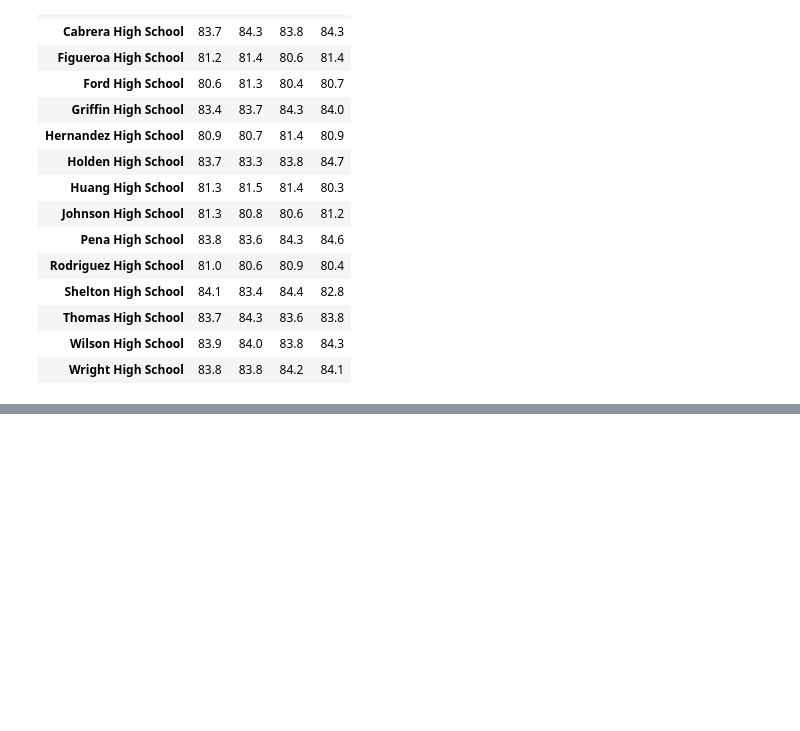
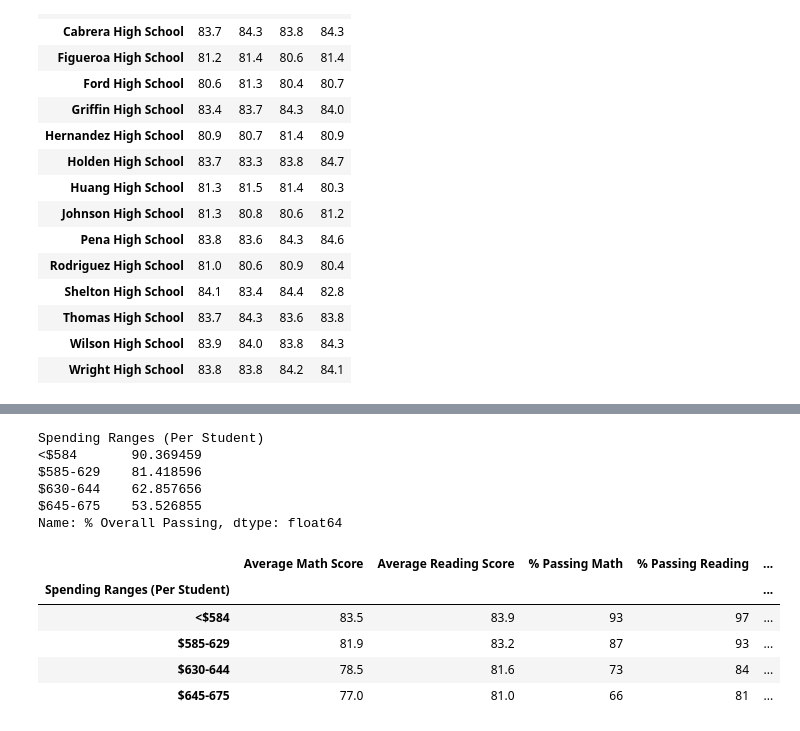
Before and after one commit to pbandi2020/School_District_Analysis, a Jupyter notebook: PyCitySchools.ipynb, the cells around one changed output, grey strips where cells are left out. Cells and saved outputs as stored; diff of their text form; code cells hidden in the pictures; blank space fills up the shorter version.

```diff
--- a/PyCitySchools.ipynb
+++ b/PyCitySchools.ipynb
@@ -796,0 +954,63 @@ reading_scores_by_grade
+# %%
+# -------------------4.11.2 Grouping by spending range -------------------------------------------
+# Now we get the average math and reading scores, the average percentage of students who passed math and reading,
+# and the average overall passing percentage. Once you get this data, you need to create a new DataFrame with these averages
+# and percentages, based on the spending bins, to show how school spending affects score averages and passing rates.
+
+# We'll create each Series using the groupby() function on the "Spending Ranges (Per Student)" column.
+# For each Series, we'll use the mean() method to get the averages of the Average Math Score column,
+# Average Reading Score column, % Passing Math column, and % Passing Reading column.
+# For the average "% Overall Passing," we'll add the "% Passing Math" and "% Passing Reading" columns and then divide by 2.
+# ------------------------------------------------------------------------------------------------------
+
+# Calculate averages for the desired columns.
+spending_math_scores = per_school_summary_df.groupby(["Spending Ranges (Per Student)"]).mean()["Average Math Score"]
+
+spending_reading_scores = per_school_summary_df.groupby(["Spending Ranges (Per Student)"]).mean()["Average Reading Score"]
+
+spending_passing_math = per_school_summary_df.groupby(["Spending Ranges (Per Student)"]).mean()["% Passing Math"]
+
+spending_passing_reading = per_school_summary_df.groupby(["Spending Ranges (Per Student)"]).mean()["% Passing Reading"]
+
+overall_passing_spending = per_school_summary_df.groupby(["Spending Ranges (Per Student)"]).mean()["% Overall Passing"]
+
+overall_passing_spending
+# %% [output]
+Spending Ranges (Per Student)
+<$584       90.369459
+$585-629    81.418596
+$630-644    62.857656
+$645-675    53.526855
+Name: % Overall Passing, dtype: float64
+# %%
+# -------------------4.11.4 Creating a summary data frame for displaying the output --------------------------
+# Assemble into DataFrame.
+spending_summary_df = pd.DataFrame({
+          "Average Math Score" : spending_math_scores,
+          "Average Reading Score": spending_reading_scores,
+          "% Passing Math": spending_passing_math,
+          "% Passing Reading": spending_passing_reading,
+          "% Overall Passing": overall_passing_spending})
+
+
+
+# Formating the output
+
+spending_summary_df["Average Math Score"] = spending_summary_df["Average Math Score"].map("{:.1f}".format)
+
+spending_summary_df["Average Reading Score"] = spending_summary_df["Average Reading Score"].map("{:.1f}".format)
+
+spending_summary_df["% Passing Math"] = spending_summary_df["% Passing Math"].map("{:.0f}".format)
+
+spending_summary_df["% Passing Reading"] = spending_summary_df["% Passing Reading"].map("{:.0f}".format)
+
+spending_summary_df["% Overall Passing"] = spending_summary_df["% Overall Passing"].map("{:.0f}".format)
+
+spending_summary_df
+# %% [output]
+|  | Average Math Score | Average Reading Score | % Passing Math | % Passing Reading | ... |
+| Spending Ranges (Per Student) |  |  |  |  | ... |
+| <$584 | 83.5 | 83.9 | 93 | 97 | ... |
+| $585-629 | 81.9 | 83.2 | 87 | 93 | ... |
+| $630-644 | 78.5 | 81.6 | 73 | 84 | ... |
+| $645-675 | 77.0 | 81.0 | 66 | 81 | ... |
```
Also changed, not shown: parts of 5 cells of this notebook.
